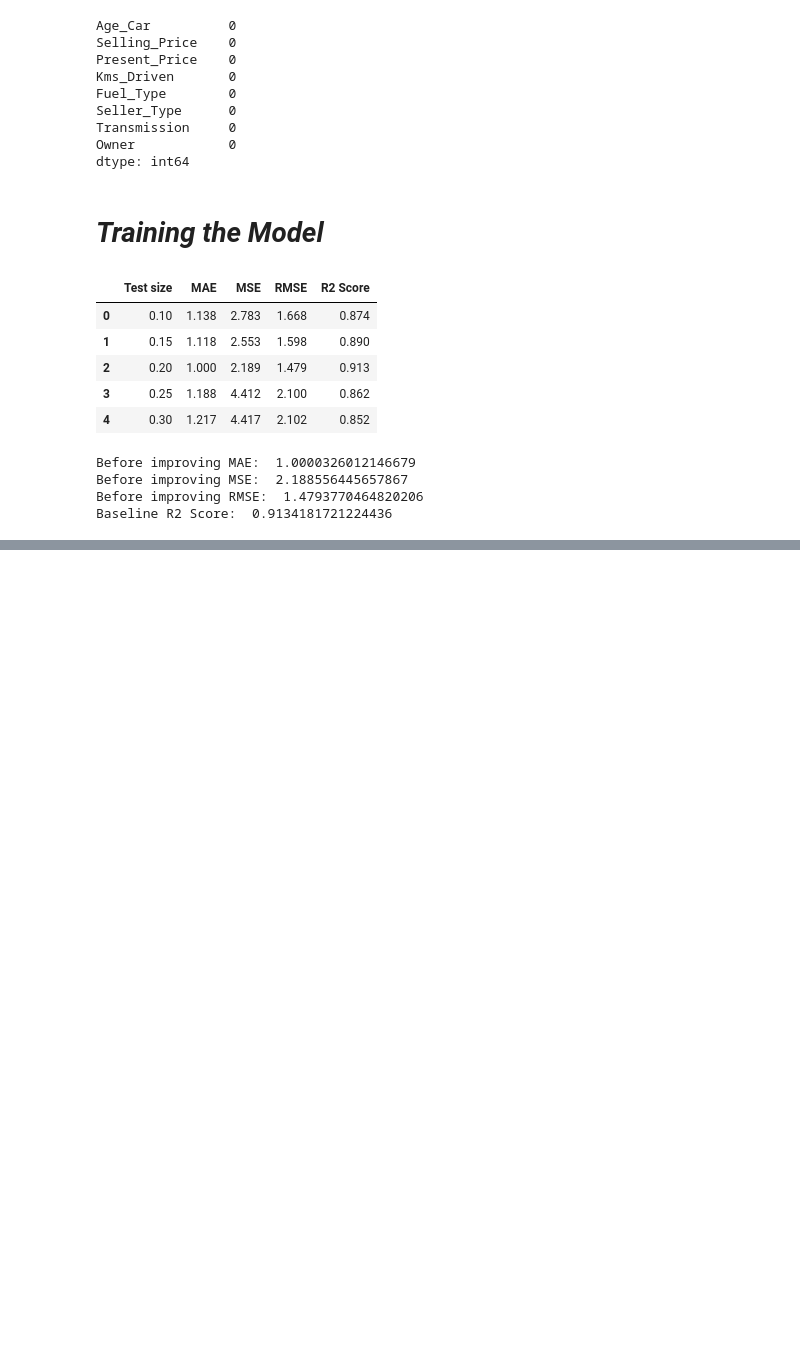
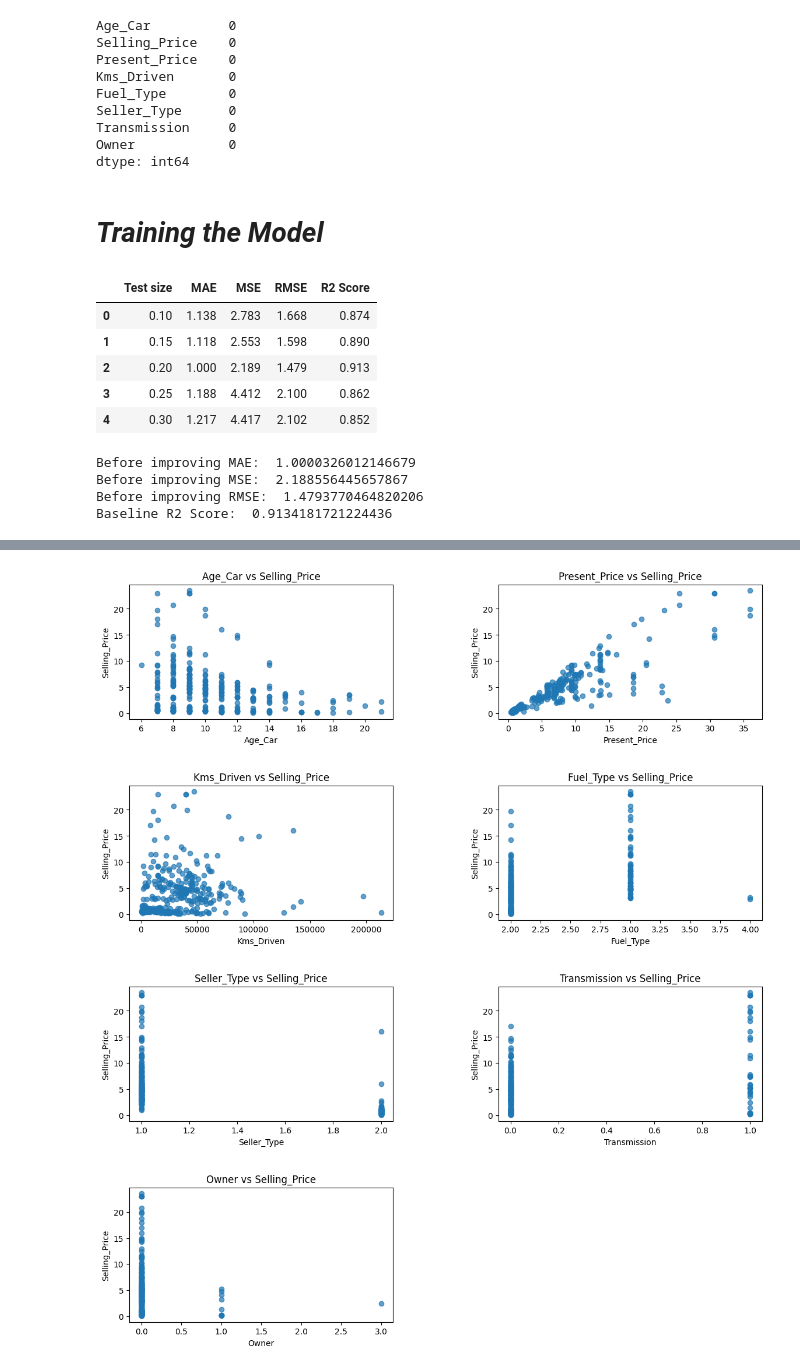
Before and after one commit to pouyarahdan/Regression-Model-Project, a Jupyter notebook: Linear-Regression-Project.ipynb, the cells around one changed output, grey strips where cells are left out. Saved outputs shown, nothing was run; the diff lists cells and outputs as text; code cells hidden in the pictures; blank space fills up the shorter version.

```diff
--- a/Linear-Regression-Project.ipynb
+++ b/Linear-Regression-Project.ipynb
@@ -405,0 +439,3 @@ Baseline R2 Score:  0.9134181721224436
+# %%
+condition = df2[df2["Selling_Price"] > 28]
+condition
@@ -405,0 +446,2 @@ Baseline R2 Score:  0.9134181721224436
+# %%
+df2.drop(condition.index, inplace=True)
@@ -405,0 +464,3 @@ Baseline R2 Score:  0.9134181721224436
+# %%
+condition2 = df2[df2["Kms_Driven"] > 400000]
+condition2
@@ -405,0 +470,2 @@ Baseline R2 Score:  0.9134181721224436
+# %%
+df2.drop(condition2.index, inplace=True)
@@ -405,0 +488,23 @@ Baseline R2 Score:  0.9134181721224436
+# %%
+features = ['Age_Car','Present_Price','Kms_Driven','Fuel_Type','Seller_Type','Transmission','Owner']
+for i in range(0, len(features), 2):
+    fig, axes = plt.subplots(1, 2, figsize=(14, 3))
+    fig.subplots_adjust(wspace=0.4)
+
+    axes[0].scatter(df2[features[i]], df2['Selling_Price'], alpha=0.7)
+    axes[0].set_xlabel(features[i])
+    axes[0].set_ylabel('Selling_Price')
+    axes[0].set_title(f'{features[i]} vs Selling_Price')
+
+    if i + 1 < len(features):
+        axes[1].scatter(df2[features[i + 1]], df2['Selling_Price'], alpha=0.7)
+        axes[1].set_xlabel(features[i + 1])
+        axes[1].set_ylabel('Selling_Price')
+        axes[1].set_title(f'{features[i + 1]} vs Selling_Price')
+    else:
+        axes[1].axis('off')
+# %% [output]
+[figure, added]
+[figure, added]
+[figure, added]
+[figure, added]
```
Also changed, not shown: parts of 7 cells of this notebook.
